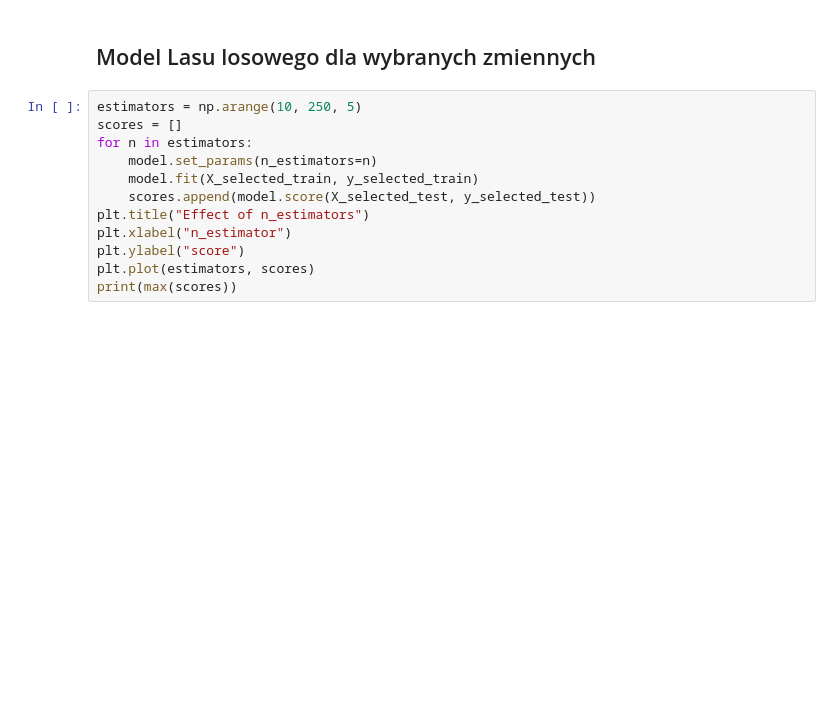
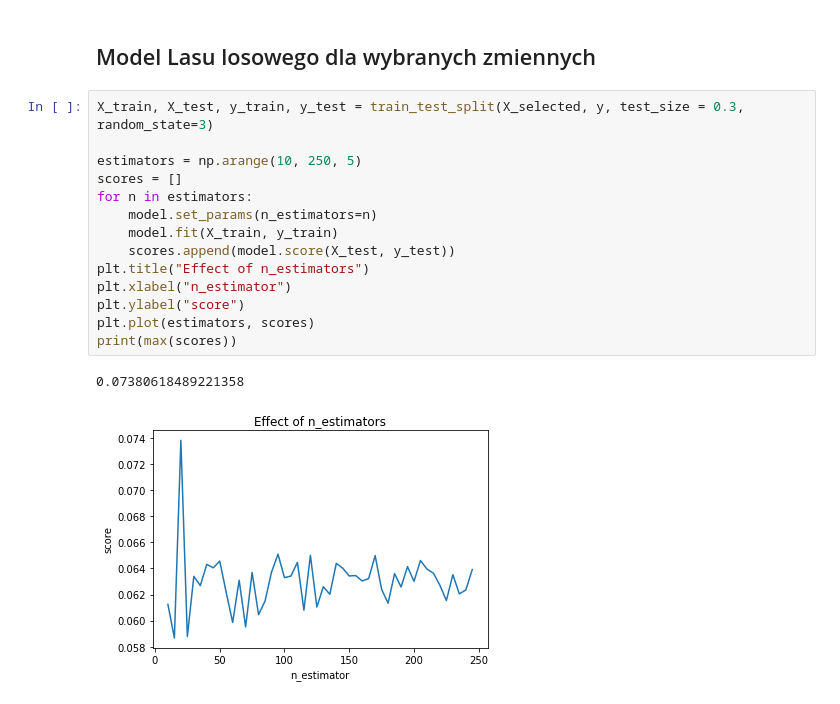
Before and after one commit to mic9410/SRD-final-project-hr-analytics, a Jupyter notebook: final_project.ipynb, the cells around one changed output. Cells and saved outputs as stored; diff of their text form; blank space fills up the shorter version.

```diff
--- a/final_project.ipynb
+++ b/final_project.ipynb
@@ -827,14 +847,19 @@ print(X_train.columns[9])
 # %% [markdown]
 ## Model Lasu losowego dla wybranych zmiennych
 # %%
+X_train, X_test, y_train, y_test = train_test_split(X_selected, y, test_size = 0.3, random_state=3)
+
 estimators = np.arange(10, 250, 5)
 scores = []
 for n in estimators:
     model.set_params(n_estimators=n)
-    model.fit(X_selected_train, y_selected_train)
-    scores.append(model.score(X_selected_test, y_selected_test))
+    model.fit(X_train, y_train)
+    scores.append(model.score(X_test, y_test))
 plt.title("Effect of n_estimators")
 plt.xlabel("n_estimator")
 plt.ylabel("score")
 plt.plot(estimators, scores)
 print(max(scores))
+# %% [output]
+0.07380618489221358
+[figure, added]
```
Also changed, not shown: parts of 15 cells of this notebook.
